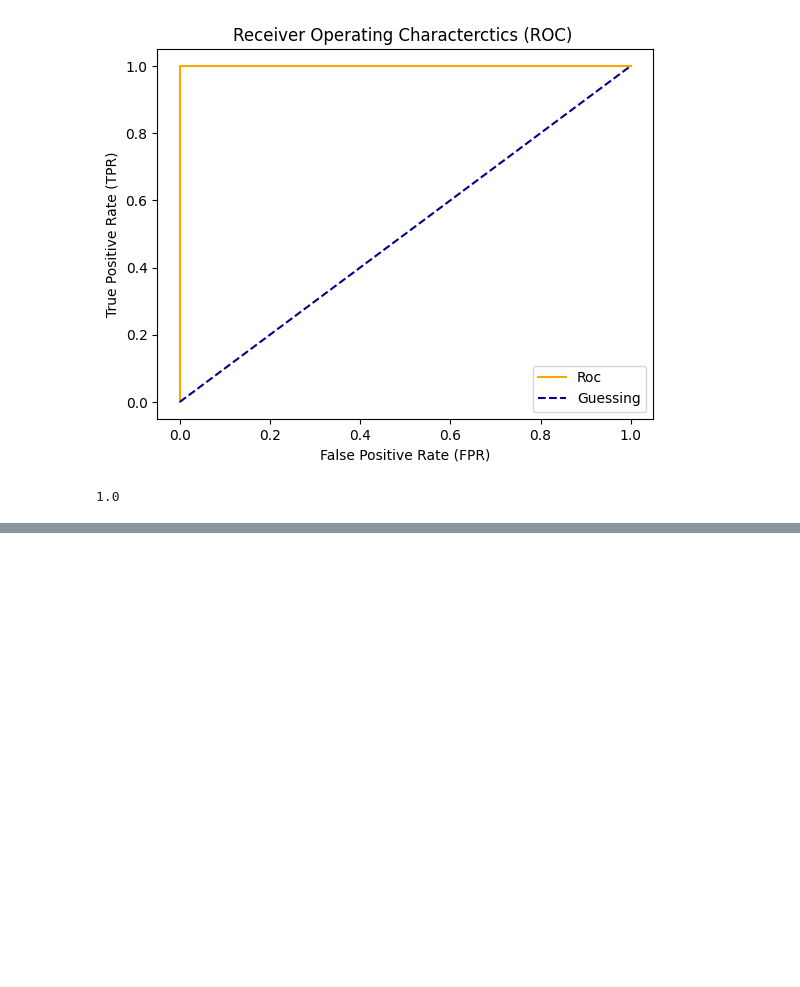
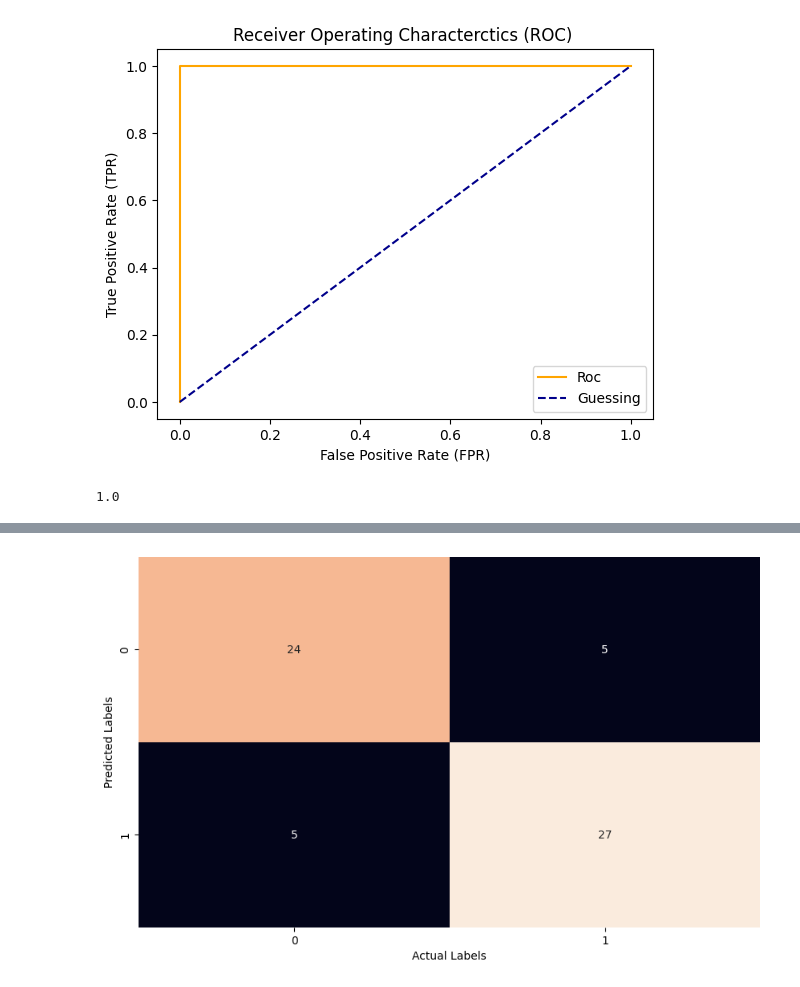
Before and after one commit to Kidist-c/Machine-Learning-Practice, a Jupyter notebook: Notebooks/model.ipynb, the cells around one changed output, grey strips where cells are left out. Saved outputs shown, nothing was run; the diff lists cells and outputs as text; code cells hidden in the pictures; blank space fills up the shorter version.

```diff
--- a/Notebooks/model.ipynb
+++ b/Notebooks/model.ipynb
@@ -212,0 +262,10 @@ roc_auc_score(Y_test,Y_test)
+# %%
+def plot_conf_map(conf):
+    fig, ax=plt.subplots(figsize=(10,6))
+    ax=sns.heatmap(conf, annot=True,cbar=False)
+    plt.xlabel('Actual Labels')
+    plt.ylabel('Predicted Labels')
+    plt.show()
+plot_conf_map(conf)
+# %% [output]
+[figure, added]
```
Also changed, not shown: parts of 6 cells of this notebook.
